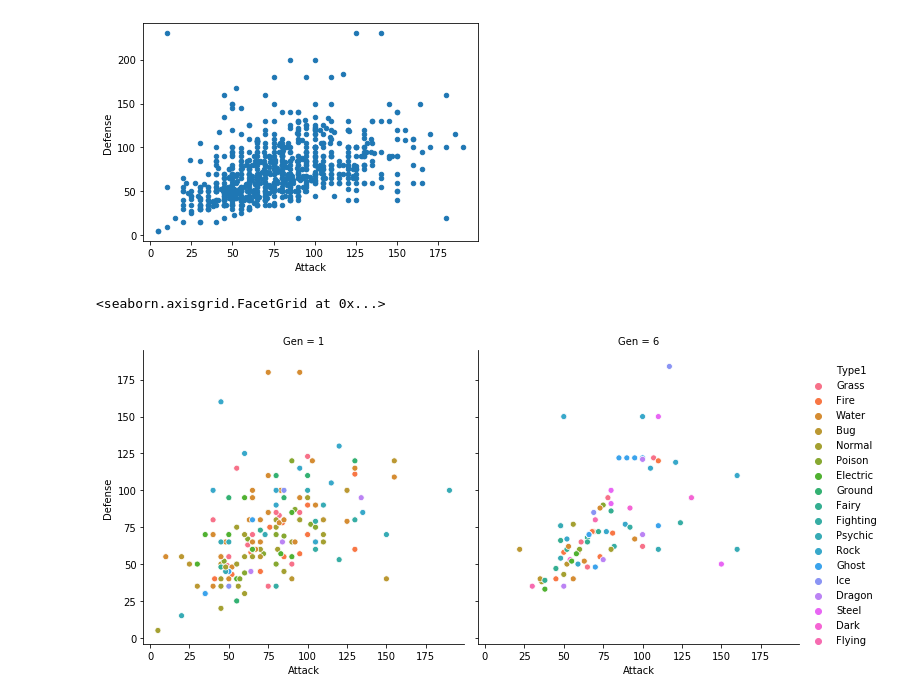
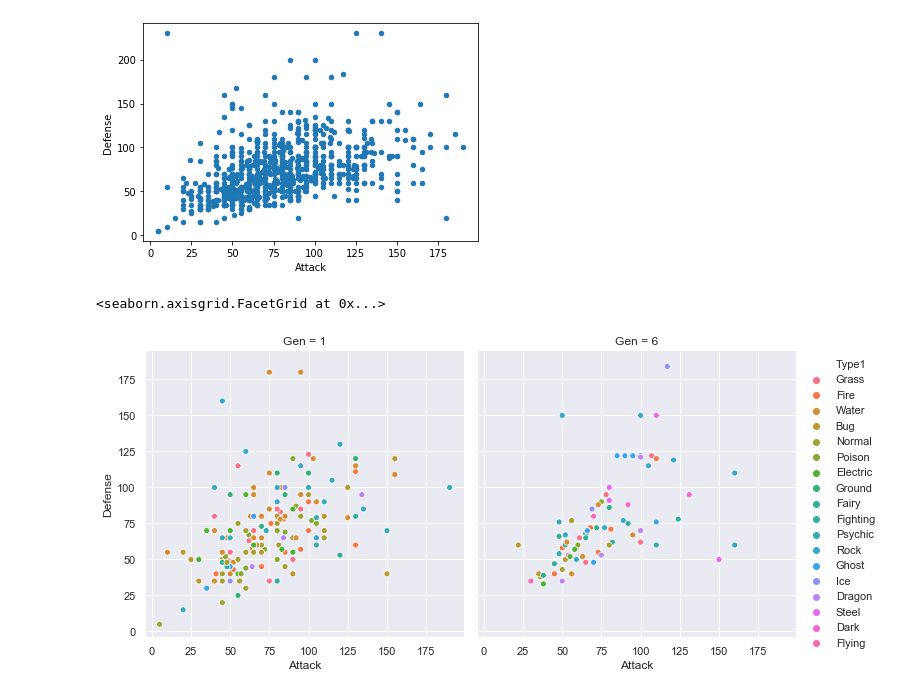
Before and after one commit to dhakust/binder, a Jupyter notebook: example.ipynb, the cells around one changed output. Cells and saved outputs as stored; diff of their text form; code cells hidden in the pictures.

```diff
--- a/example.ipynb
+++ b/example.ipynb
@@ -59,11 +99,18 @@ df.plot.scatter(x = "Attack", y = "Defense")
 # %% [output]
 <matplotlib.axes._subplots.AxesSubplot at 0x...>
 [figure]
+# %%
+sns.set(style = "darkgrid")
 # %%
-sns.relplot(x = "Attack", y = "Defense", data = df.query("Gen == 1 or Gen == 6"), col = "Gen", hue = "Type1")
+sns.relplot(
+    x    = "Attack",
+    y    = "Defense",
+    col  = "Gen",
+    hue  = "Type1",
+    data = df.query("Gen == 1 or Gen == 6"))
 # %% [output]
 <seaborn.axisgrid.FacetGrid at 0x...>
-[figure, old version]
+[figure, new version]
 # %%
 sns.jointplot(x = "Attack", y = "Defense", data = df, kind = "hex", color = "seagreen")
 # %% [output]
```
Also changed, not shown: parts of 6 cells of this notebook.
